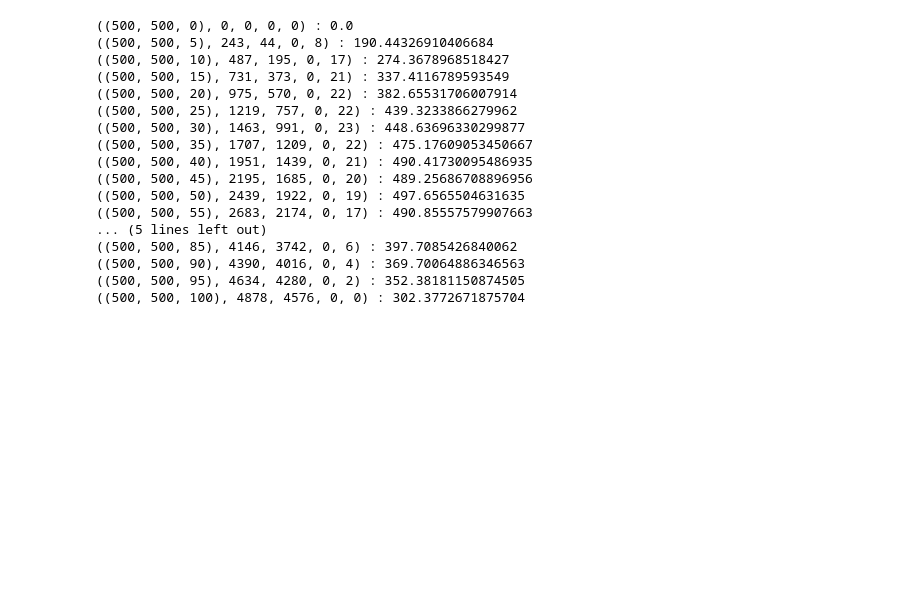
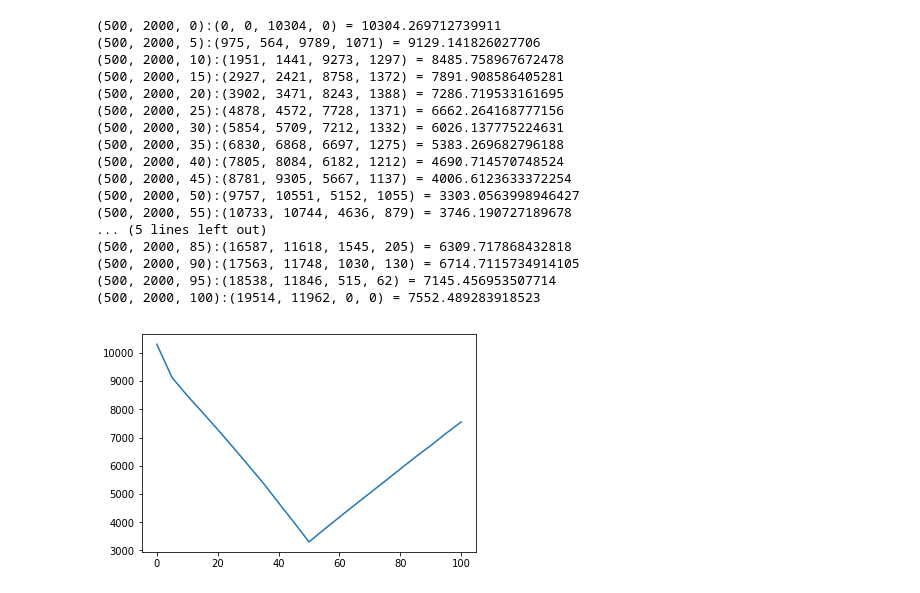
Before and after one commit to 9paramraol/CS711_2020, a Jupyter notebook: experiment_apha_beta/experiments.ipynb, the cells around one changed output. Saved outputs shown, nothing was run; the diff lists cells and outputs as text; code cells hidden in the pictures; blank space fills up the shorter version.

```diff
--- a/experiment_apha_beta/experiments.ipynb
+++ b/experiment_apha_beta/experiments.ipynb
@@ -31,27 +31,47 @@ def final_results(gs,N,a_salary,c_salary,f,R):
             ans_list.append([elem,suma_salary,suma_penalty,sumc_salary,sumc_penalty])
     ans_list.sort()
     for elem in ans_list:
-        print((elem[0],int(elem[1]),int(elem[2]),int(elem[3]),int(elem[4])),end=" : ")
+        print(str(elem[0])+":"+str((int(elem[1]),int(elem[2]),int(elem[3]),int(elem[4]))),end=" = ")
         print((elem[1]+elem[3]-elem[2]-elem[4]))
+    with open("./results/"+str((gs,N,a_salary,c_salary,f,R)),'w') as f:
+        for item in ans_list:
+            f.write(str(item)+" : " +str((item[1]+item[3]-item[2]-item[4])) + "\n")
     return ans_list
-# %%
-ans_list = final_results(gs=500,N=500,a_salary=360*8*6,c_salary=1,f=100,R=2)
-#(parameter(gs,N,a%),suma_salary,suma_penalty,sumc_salary,sumc_penalty) : utility
-# %% [output]
-((500, 500, 0), 0, 0, 0, 0) : 0.0
-((500, 500, 5), 243, 44, 0, 8) : 190.44326910406684
-((500, 500, 10), 487, 195, 0, 17) : 274.3678968518427
-((500, 500, 15), 731, 373, 0, 21) : 337.4116789593549
-((500, 500, 20), 975, 570, 0, 22) : 382.65531706007914
-((500, 500, 25), 1219, 757, 0, 22) : 439.3233866279962
-((500, 500, 30), 1463, 991, 0, 23) : 448.63696330299877
-((500, 500, 35), 1707, 1209, 0, 22) : 475.17609053450667
-((500, 500, 40), 1951, 1439, 0, 21) : 490.41730095486935
-((500, 500, 45), 2195, 1685, 0, 20) : 489.25686708896956
-((500, 500, 50), 2439, 1922, 0, 19) : 497.6565504631635
-((500, 500, 55), 2683, 2174, 0, 17) : 490.85557579907663
-... (5 lines left out)
-((500, 500, 85), 4146, 3742, 0, 6) : 397.7085426840062
-((500, 500, 90), 4390, 4016, 0, 4) : 369.70064886346563
-((500, 500, 95), 4634, 4280, 0, 2) : 352.38181150874505
-((500, 500, 100), 4878, 4576, 0, 0) : 302.3772671875704
+# %%
+ans_list = final_results(gs=500,N=2000,a_salary=360*8*6,c_salary=360*8*6/100,f=10,R=2)
+
+#(parameter(gs,N,a%),suma_salary,suma_penalty,sumc_salary,sumc_penalty) : utility
+
+import matplotlib.pyplot as plt
+
+def get_vals(ans_list):
+    x = []; y = []
+    for elem in ans_list:
+        a = elem[0][2]
+        u = elem[1]+elem[3]-elem[2]-elem[4]
+        x.append(a)
+        y.append(u)
+    return x,y
+
+xAxis,yAxis = get_vals(ans_list)
+plt.plot(xAxis,yAxis)
+plt.show()
+# %% [output]
+(500, 2000, 0):(0, 0, 10304, 0) = 10304.269712739911
+(500, 2000, 5):(975, 564, 9789, 1071) = 9129.141826027706
+(500, 2000, 10):(1951, 1441, 9273, 1297) = 8485.758967672478
+(500, 2000, 15):(2927, 2421, 8758, 1372) = 7891.908586405281
+(500, 2000, 20):(3902, 3471, 8243, 1388) = 7286.719533161695
+(500, 2000, 25):(4878, 4572, 7728, 1371) = 6662.264168777156
+(500, 2000, 30):(5854, 5709, 7212, 1332) = 6026.137775224631
+(500, 2000, 35):(6830, 6868, 6697, 1275) = 5383.269682796188
+(500, 2000, 40):(7805, 8084, 6182, 1212) = 4690.714570748524
+(500, 2000, 45):(8781, 9305, 5667, 1137) = 4006.6123633372254
+(500, 2000, 50):(9757, 10551, 5152, 1055) = 3303.0563998946427
+(500, 2000, 55):(10733, 10744, 4636, 879) = 3746.190727189678
+... (5 lines left out)
+(500, 2000, 85):(16587, 11618, 1545, 205) = 6309.717868432818
+(500, 2000, 90):(17563, 11748, 1030, 130) = 6714.7115734914105
+(500, 2000, 95):(18538, 11846, 515, 62) = 7145.456953507714
+(500, 2000, 100):(19514, 11962, 0, 0) = 7552.489283918523
+[figure, added]
```
